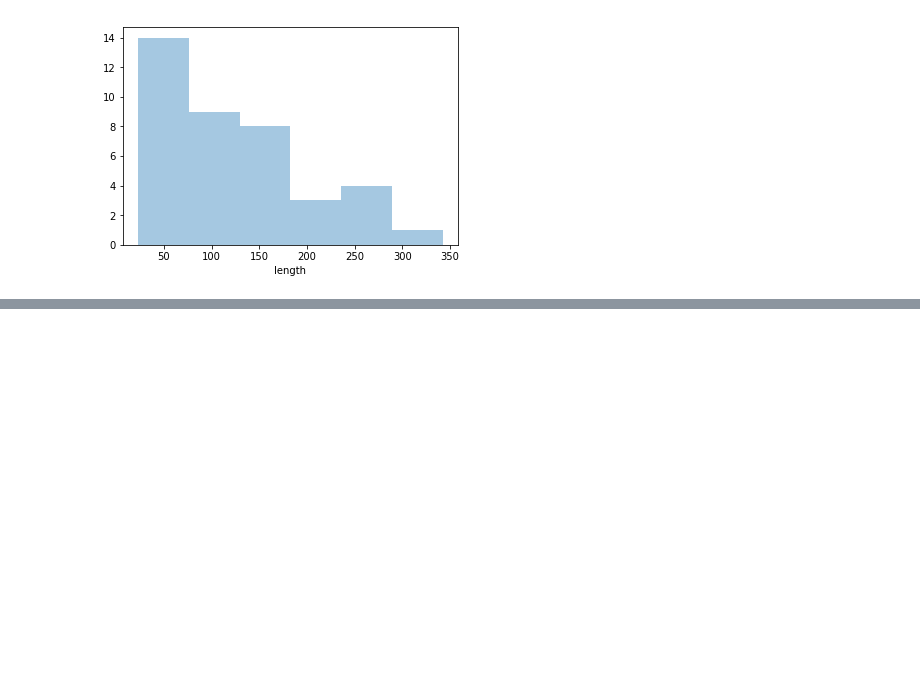
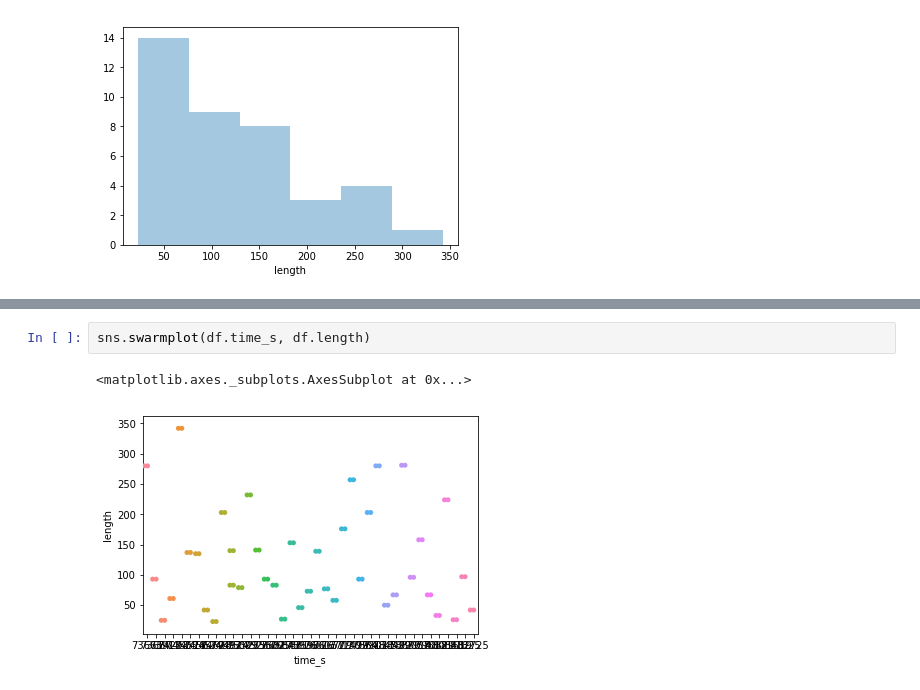
Before and after one commit to werpuc/prawdziwa_dama, a Jupyter notebook: body.ipynb, the cells around one changed output, grey strips where cells are left out. Drawn from its saved outputs; the diff is of its cells as text; blank space fills up the shorter version.

```diff
--- a/body.ipynb
+++ b/body.ipynb
@@ -118,0 +91,5 @@ df
+# %%
+sns.swarmplot(df.time_s, df.length)
+# %% [output]
+<matplotlib.axes._subplots.AxesSubplot at 0x...>
+[figure, added]
```
Also changed, not shown: parts of 18 cells of this notebook.
